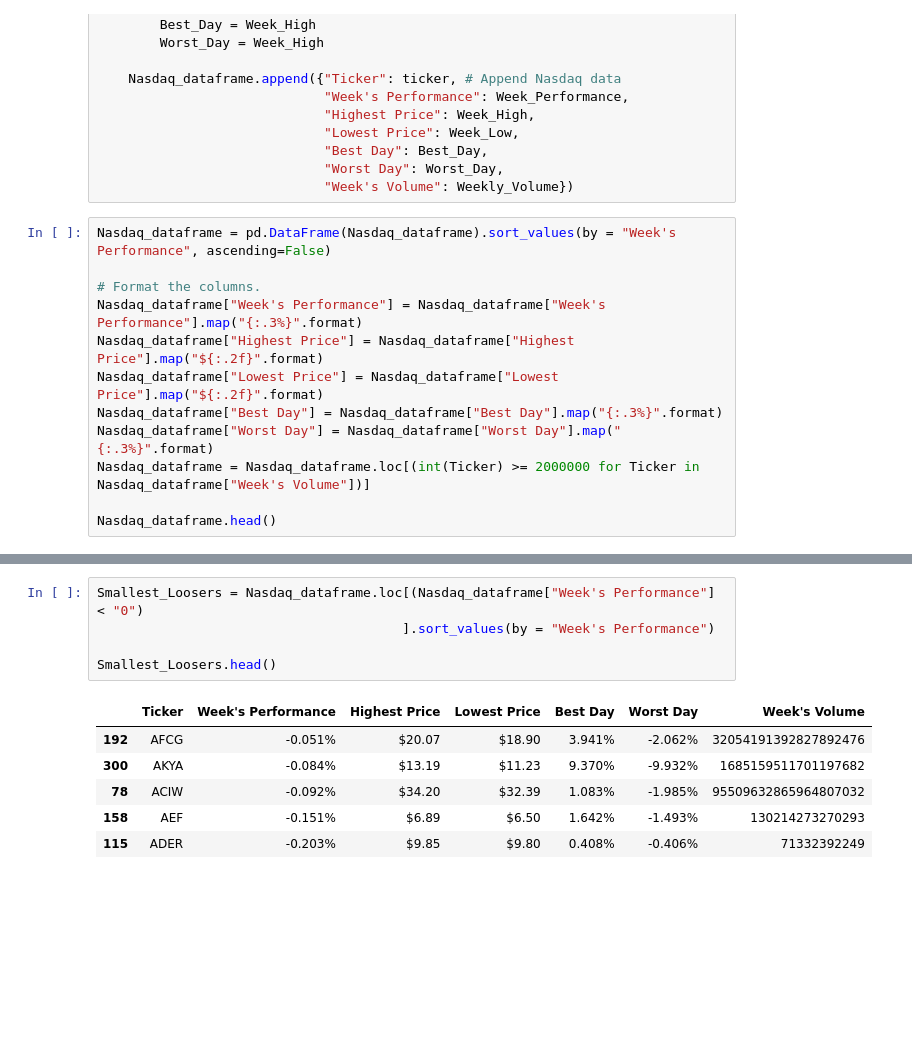
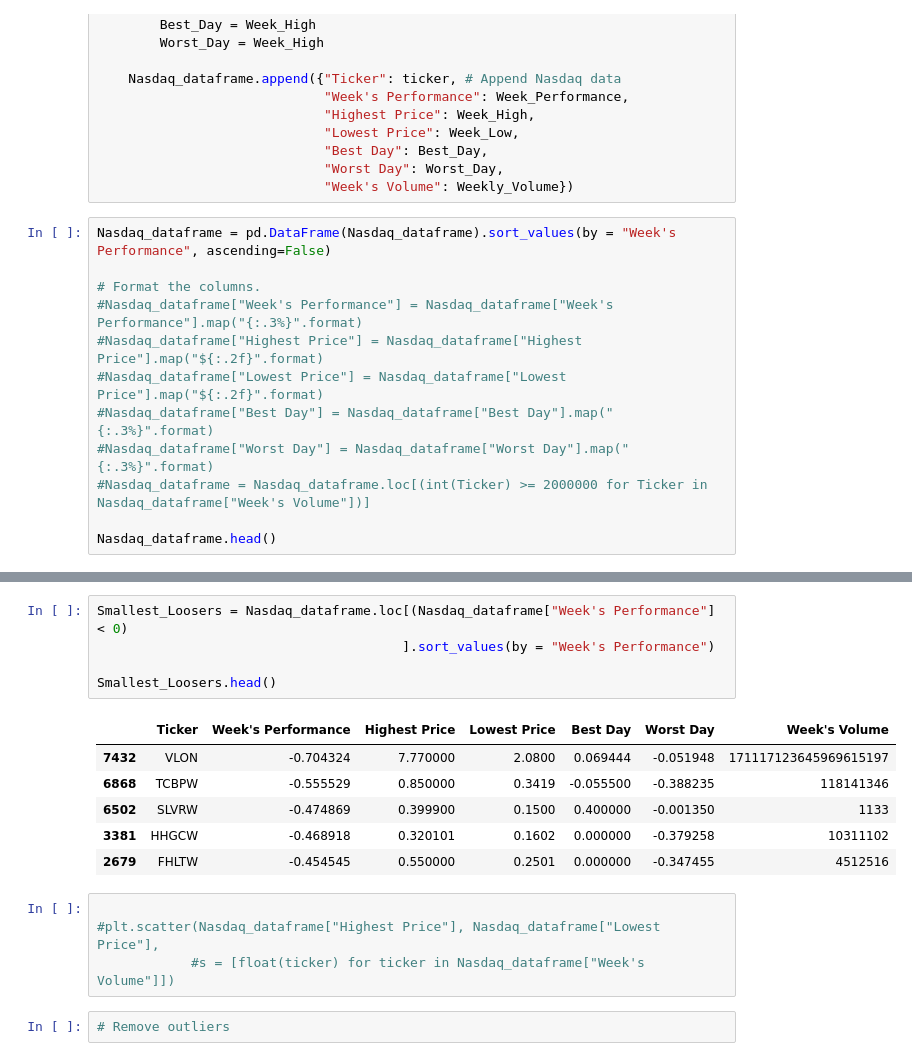
Before and after one commit to brand0nM/Pyberhood, a Jupyter notebook: Transformation_Visualization_Stock_Analysis.ipynb, the cells around one changed output, grey strips where cells are left out. Saved outputs shown, nothing was run; the diff lists cells and outputs as text; blank space fills up the shorter version.

```diff
--- a/Transformation_Stock_Analysis.ipynb
+++ b/Transformation_Visualization_Stock_Analysis.ipynb
@@ -134,12 +136,12 @@ for i in range(len(nasdaq_data)):
 Nasdaq_dataframe = pd.DataFrame(Nasdaq_dataframe).sort_values(by = "Week's Performance", ascending=False)
 
 # Format the columns.
-Nasdaq_dataframe["Week's Performance"] = Nasdaq_dataframe["Week's Performance"].map("{:.3%}".format)
-Nasdaq_dataframe["Highest Price"] = Nasdaq_dataframe["Highest Price"].map("${:.2f}".format)
-Nasdaq_dataframe["Lowest Price"] = Nasdaq_dataframe["Lowest Price"].map("${:.2f}".format)
-Nasdaq_dataframe["Best Day"] = Nasdaq_dataframe["Best Day"].map("{:.3%}".format)
-Nasdaq_dataframe["Worst Day"] = Nasdaq_dataframe["Worst Day"].map("{:.3%}".format)
-Nasdaq_dataframe = Nasdaq_dataframe.loc[(int(Ticker) >= 2000000 for Ticker in Nasdaq_dataframe["Week's Volume"])]
+#Nasdaq_dataframe["Week's Performance"] = Nasdaq_dataframe["Week's Performance"].map("{:.3%}".format)
+#Nasdaq_dataframe["Highest Price"] = Nasdaq_dataframe["Highest Price"].map("${:.2f}".format)
+#Nasdaq_dataframe["Lowest Price"] = Nasdaq_dataframe["Lowest Price"].map("${:.2f}".format)
+#Nasdaq_dataframe["Best Day"] = Nasdaq_dataframe["Best Day"].map("{:.3%}".format)
+#Nasdaq_dataframe["Worst Day"] = Nasdaq_dataframe["Worst Day"].map("{:.3%}".format)
+#Nasdaq_dataframe = Nasdaq_dataframe.loc[(int(Ticker) >= 2000000 for Ticker in Nasdaq_dataframe["Week's Volume"])]
 
 Nasdaq_dataframe.head()
 # %% [output]
@@ -163,12 +165,18 @@ Smallest_Winners.tail()
 # %%
-Smallest_Loosers = Nasdaq_dataframe.loc[(Nasdaq_dataframe["Week's Performance"] < "0")
+Smallest_Loosers = Nasdaq_dataframe.loc[(Nasdaq_dataframe["Week's Performance"] < 0)
                                        ].sort_values(by = "Week's Performance")
 
 Smallest_Loosers.head()
 # %% [output]
 |  | Ticker | Week's Performance | Highest Price | Lowest Price | Best Day | Worst Day | Week's Volume |
-| 192 | AFCG | -0.051% | $20.07 | $18.90 | 3.941% | -2.062% | 32054191392827892476 |
-| 300 | AKYA | -0.084% | $13.19 | $11.23 | 9.370% | -9.932% | 1685159511701197682 |
-| 78 | ACIW | -0.092% | $34.20 | $32.39 | 1.083% | -1.985% | 95509632865964807032 |
-| 158 | AEF | -0.151% | $6.89 | $6.50 | 1.642% | -1.493% | 130214273270293 |
-| 115 | ADER | -0.203% | $9.85 | $9.80 | 0.408% | -0.406% | 71332392249 |
+| 7432 | VLON | -0.704324 | 7.770000 | 2.0800 | 0.069444 | -0.051948 | 171117123645969615197 |
+| 6868 | TCBPW | -0.555529 | 0.850000 | 0.3419 | -0.055500 | -0.388235 | 118141346 |
+| 6502 | SLVRW | -0.474869 | 0.399900 | 0.1500 | 0.400000 | -0.001350 | 1133 |
+| 3381 | HHGCW | -0.468918 | 0.320101 | 0.1602 | 0.000000 | -0.379258 | 10311102 |
+| 2679 | FHLTW | -0.454545 | 0.550000 | 0.2501 | 0.000000 | -0.347455 | 4512516 |
+# %%
+
+#plt.scatter(Nasdaq_dataframe["Highest Price"], Nasdaq_dataframe["Lowest Price"],
+            #s = [float(ticker) for ticker in Nasdaq_dataframe["Week's Volume"]])
+# %%
+# Remove outliers
```
Also changed, not shown: parts of 4 cells of this notebook, 3 other files.
